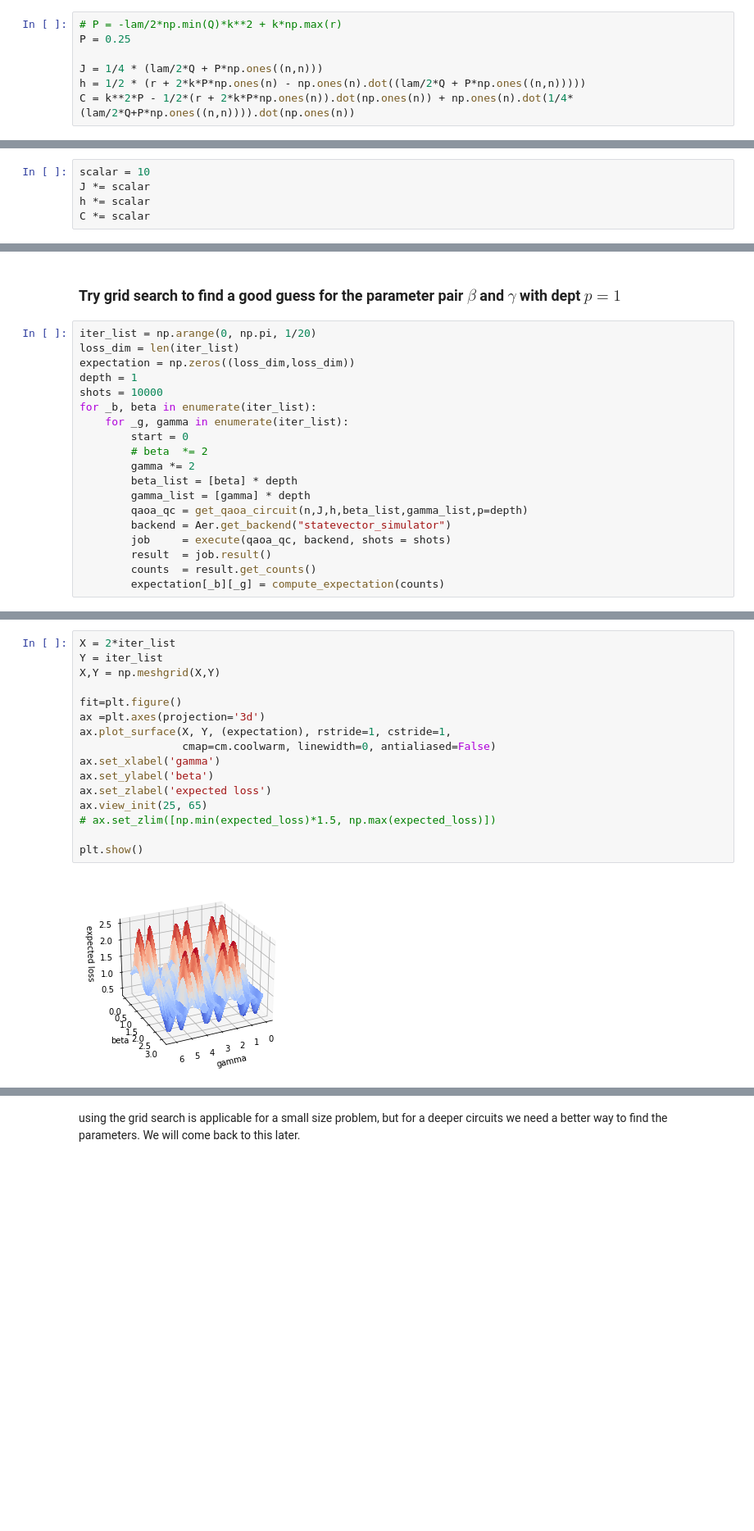
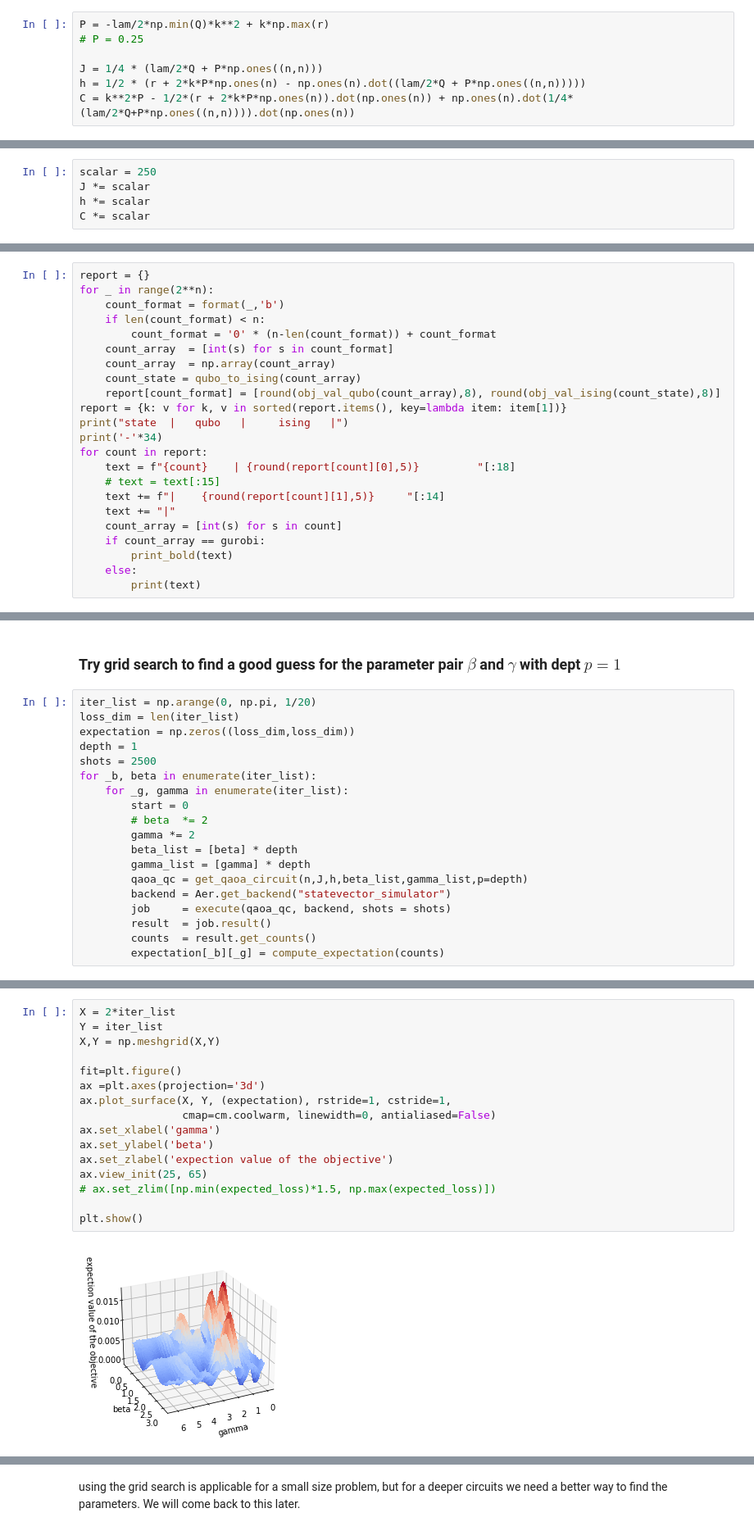
Before and after one commit to jimphon88/quantum-computing, a Jupyter notebook: mean variance optimization qaoa.ipynb, the cells around one changed output, grey strips where cells are left out. Shown at 82% size. Cells and saved outputs as stored; diff of their text form; blank space fills up the shorter version.

```diff
--- a/mean variance optimization qaoa.ipynb
+++ b/mean variance optimization qaoa.ipynb
@@ -358,8 +358,8 @@ https://github.com/sympy/sympy/issues/21494 for more info.
   SymPyDeprecationWarning(feature="expr_free_symbols method",
 [figure]
 # %%
-# P = -lam/2*np.min(Q)*k**2 + k*np.max(r)
-P = 0.25
+P = -lam/2*np.min(Q)*k**2 + k*np.max(r)
+# P = 0.25
 
 J = 1/4 * (lam/2*Q + P*np.ones((n,n)))
 h = 1/2 * (r + 2*k*P*np.ones(n) - np.ones(n).dot((lam/2*Q + P*np.ones((n,n)))))
@@ -383,7 +383,7 @@ J.shape, h.shape, C.shape
 # %% [output]
 ((3, 3), (3,), ())
 # %%
-scalar = 10
+scalar = 250
 J *= scalar
 h *= scalar
 C *= scalar
@@ -393,0 +390,23 @@ J.shape, h.shape, C.shape
+# %%
+report = {}
+for _ in range(2**n):
+    count_format = format(_,'b')
+    if len(count_format) < n:
+        count_format = '0' * (n-len(count_format)) + count_format
+    count_array  = [int(s) for s in count_format]
+    count_array  = np.array(count_array)
+    count_state = qubo_to_ising(count_array)
+    report[count_format] = [round(obj_val_qubo(count_array),8), round(obj_val_ising(count_state),8)]
+report = {k: v for k, v in sorted(report.items(), key=lambda item: item[1])}
+print("state  |   qubo   |     ising   |")
+print('-'*34)
+for count in report:
+    text = f"{count}    | {round(report[count][0],5)}         "[:18]
+    # text = text[:15]
+    text += f"|    {round(report[count][1],5)}     "[:14]
+    text += "|"
+    count_array = [int(s) for s in count]
+    if count_array == gurobi:
+        print_bold(text)
+    else:
+        print(text)
@@ -442,7 +472,7 @@ iter_list = np.arange(0, np.pi, 1/20)
 loss_dim = len(iter_list)
 expectation = np.zeros((loss_dim,loss_dim))
 depth = 1
-shots = 10000
+shots = 2500
 for _b, beta in enumerate(iter_list):
     for _g, gamma in enumerate(iter_list):
         start = 0
@@ -516,18 +516,18 @@ plt.show()
 # %%
 X = 2*iter_list
 Y = iter_list
 X,Y = np.meshgrid(X,Y)
 
 fit=plt.figure()
 ax =plt.axes(projection='3d')
 ax.plot_surface(X, Y, (expectation), rstride=1, cstride=1,
                 cmap=cm.coolwarm, linewidth=0, antialiased=False)
 ax.set_xlabel('gamma')
 ax.set_ylabel('beta')
-ax.set_zlabel('expected loss')
+ax.set_zlabel('expection value of the objective')
 ax.view_init(25, 65)
 # ax.set_zlim([np.min(expected_loss)*1.5, np.max(expected_loss)])
 
 plt.show()
 # %% [output]
-[figure, old version]
+[figure, new version]
```
Also changed, not shown: parts of 17 cells of this notebook.
